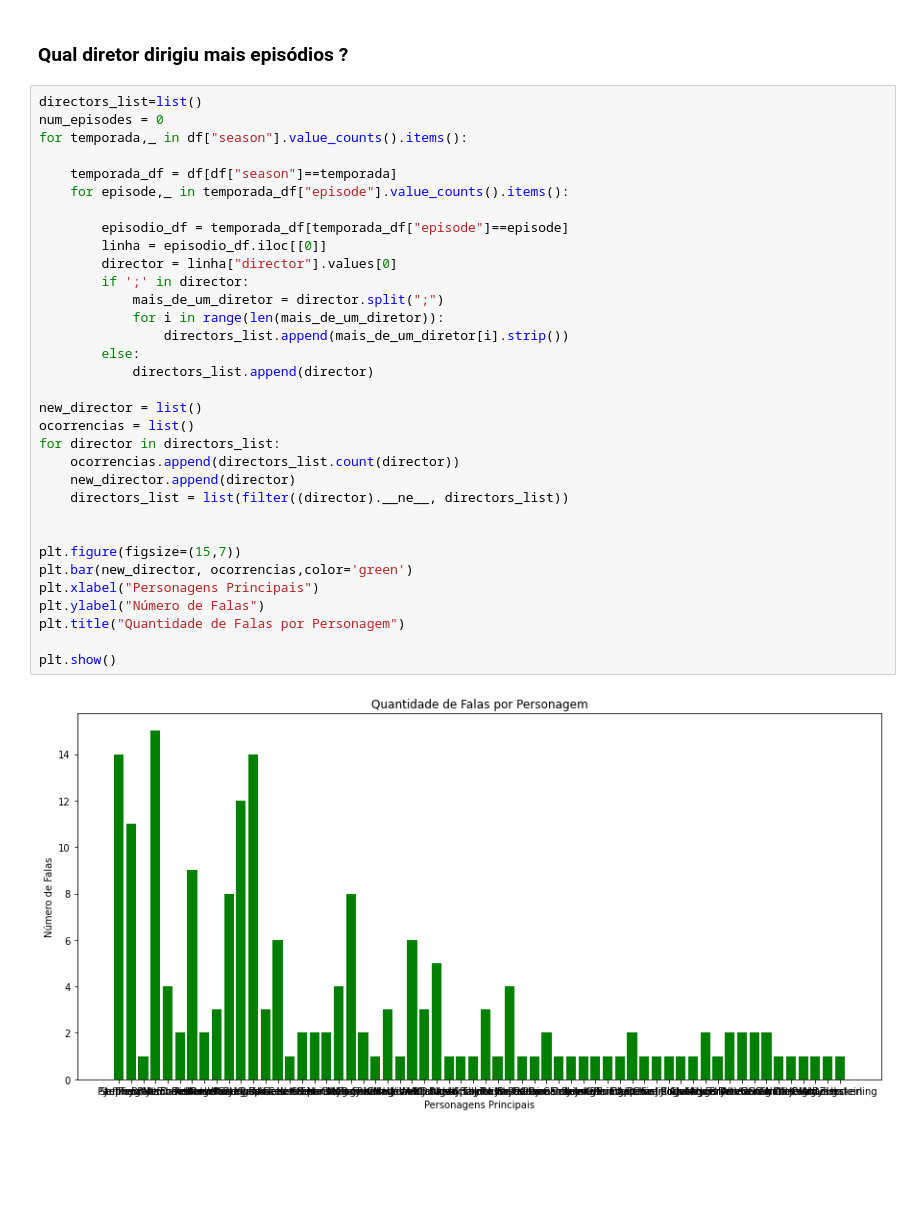
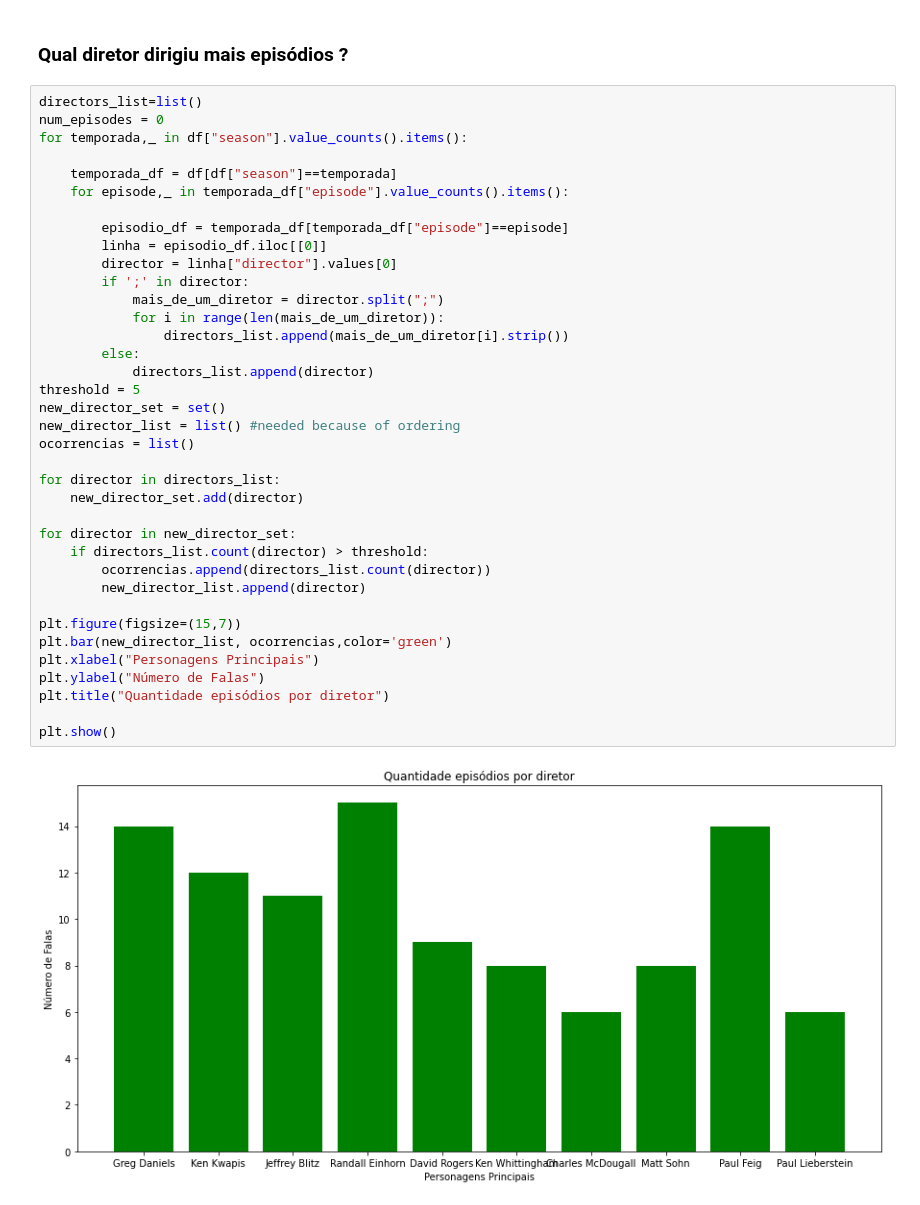
Before and after one commit to victoraugustosouza/TheOffice, a Jupyter notebook: theOffice.ipynb, the cells around one changed output. Drawn from its saved outputs; the diff is of its cells as text; blank space fills up the shorter version.

Commit message:
Added Michael percentual of lines, how many episodes each director directed

```diff
--- a/theOffice.ipynb
+++ b/theOffice.ipynb
@@ -110,35 +111,39 @@ plt.show()
 # %%
 directors_list=list()
 num_episodes = 0
 for temporada,_ in df["season"].value_counts().items():
 
     temporada_df = df[df["season"]==temporada]
     for episode,_ in temporada_df["episode"].value_counts().items():
 
         episodio_df = temporada_df[temporada_df["episode"]==episode]
         linha = episodio_df.iloc[[0]]
         director = linha["director"].values[0]
         if ';' in director:
             mais_de_um_diretor = director.split(";")
             for i in range(len(mais_de_um_diretor)):
                 directors_list.append(mais_de_um_diretor[i].strip())
         else:
             directors_list.append(director)
+threshold = 5
+new_director_set = set()
+new_director_list = list() #needed because of ordering
+ocorrencias = list()
 
-new_director = list()
-ocorrencias = list()
 for director in directors_list:
-    ocorrencias.append(directors_list.count(director))
-    new_director.append(director)
-    directors_list = list(filter((director).__ne__, directors_list))
+    new_director_set.add(director)
 
+for director in new_director_set:
+    if directors_list.count(director) > threshold:
+        ocorrencias.append(directors_list.count(director))
+        new_director_list.append(director)
 
 plt.figure(figsize=(15,7))
-plt.bar(new_director, ocorrencias,color='green')
+plt.bar(new_director_list, ocorrencias,color='green')
 plt.xlabel("Personagens Principais")
 plt.ylabel("Número de Falas")
-plt.title("Quantidade de Falas por Personagem")
+plt.title("Quantidade episódios por diretor")
 
 plt.show()
 # %% [output]
-[figure, old version]
+[figure, new version]
```
Also changed, not shown: parts of 3 cells of this notebook.
